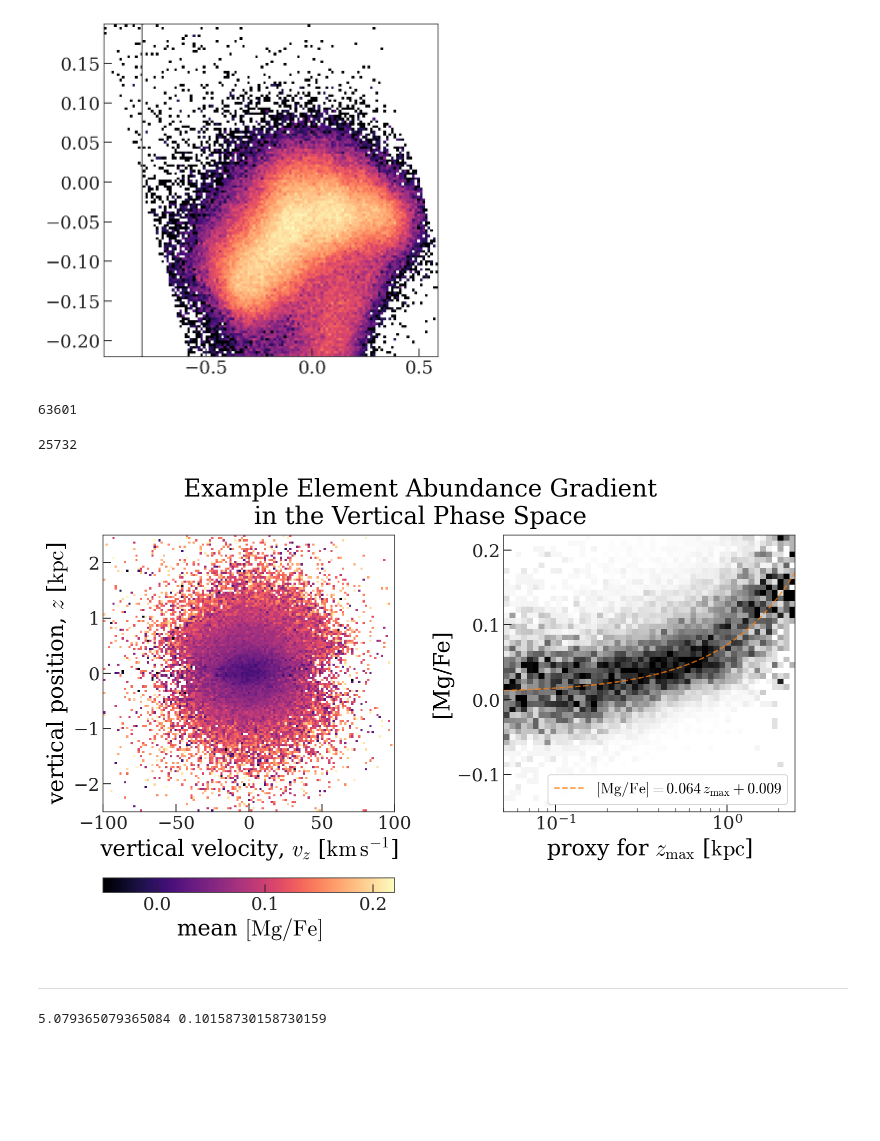
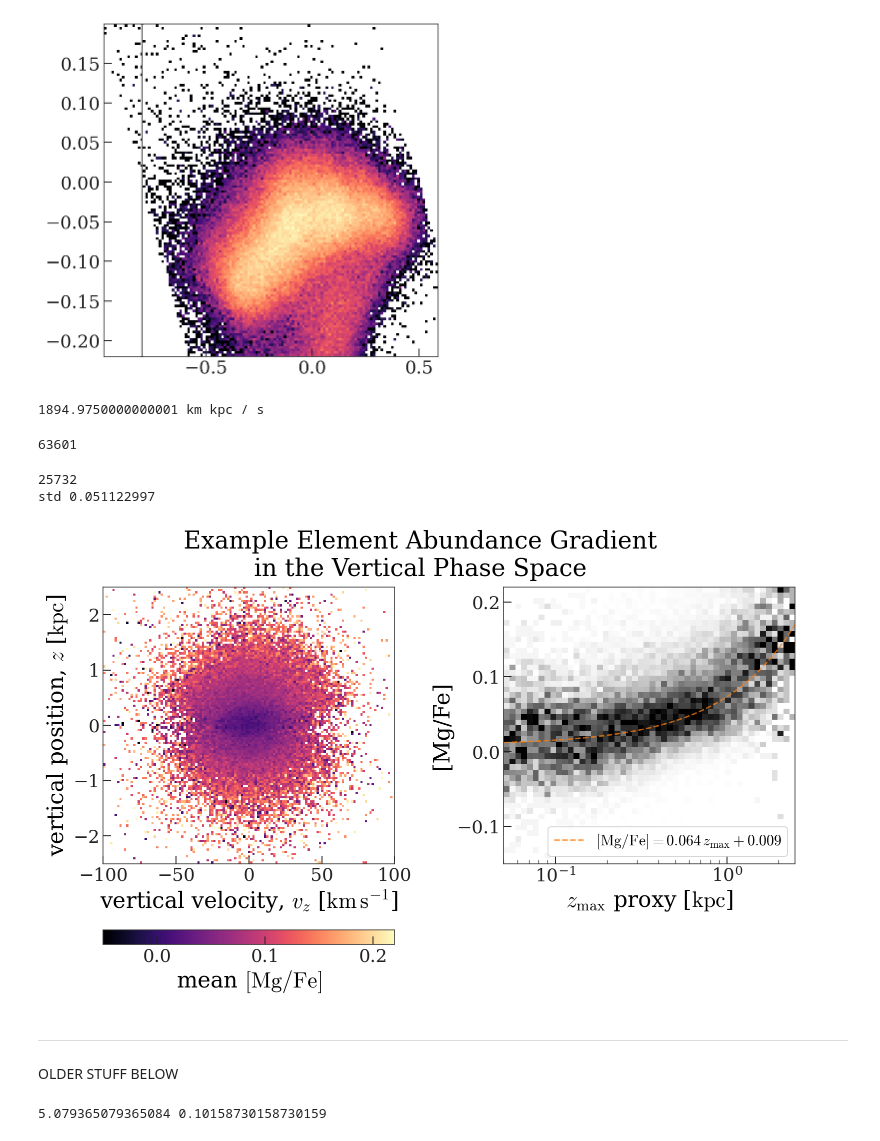
Before and after one commit to adrn/empirical-af, a Jupyter notebook: scripts/Figure-observed-vertical-gradients.ipynb, the cells around one changed output. Cells and saved outputs as stored; diff of their text form; code cells hidden in the pictures; blank space fills up the shorter version.

```diff
--- a/scripts/Figure-observed-vertical-gradients.ipynb
+++ b/scripts/Figure-observed-vertical-gradients.ipynb
@@ -73,11 +73,13 @@ w_ap = gd.PhaseSpacePosition(galcen_ap.data)
 # %%
 # Lz_sun = R0*vc0
 Lz_sun = R0 * 229 * u.km / u.s
+print(Lz_sun)
 Lz = np.abs(w_ap.angular_momentum()[2]).to(u.kpc * u.km / u.s)
 Lz_mask = np.abs(Lz - Lz_sun) < 0.15 * Lz_sun
 Lz_mask.sum()
 # %% [output]
-63601
+1894.9750000000001 km kpc / s
+63601
 # %%
 bins = (np.linspace(-100, 100, 128), np.linspace(-2.5, 2.5, 128))
 
@@ -102,6 +104,7 @@ xlim = (0.05, 2.5)
 ylim = (-0.15, 0.22)
 
 hline_val = np.nanmedian(apogee.MG_FE[zmax_mask & (np.abs(galcen_ap.z) < 200 * u.pc)])
+print("std", np.nanstd(apogee.MG_FE[zmax_mask & (np.abs(galcen_ap.z) < 200 * u.pc)]))
 
 fig, axes = plt.subplots(1, 2, figsize=(10.5, 6.5), constrained_layout=True)
 
@@ -142,37 +145,40 @@ grid = np.linspace(*xlim, 256)
 slope = (0.17 - hline_val) / (2.5 - 0.15)
 offset = hline_val - slope * 0.15
 ax.plot(
     grid,
     slope * grid + offset,
     ls="--",
     marker="",
     alpha=0.7,
     color="tab:orange",
     lw=1.5,
     label=r"$[{\rm Mg}/{\rm Fe}] = "
     + f"{slope:0.3f}\,"
     + r"z_{\rm max}"
     + f" + {offset:0.3f}$",
 )
 
 ax.legend(loc="lower right", fontsize=15)
 ax.set_xlim(xlim)
 ax.set_xscale("log")
 ax.set_ylim(ylim)
 
-ax.set_xlabel(r"proxy for $z_{\rm max}$ " + f"[{u.kpc:latex_inline}]")
+ax.set_xlabel(r"$z_{\rm max}$ proxy " + f"[{u.kpc:latex_inline}]")
 ax.set_ylabel(r"[Mg/Fe]")
 
 fig.suptitle(
     "Example Element Abundance Gradient\nin the Vertical Phase Space", fontsize=24
 )
 
 fig.savefig(figure_path / "mgfe-zvz.pdf", dpi=300)
 # %% [output]
 25732
+std 0.051122997
-[figure, old version]
+[figure, new version]
 # %% [markdown]
 ---
+
+OLDER STUFF BELOW
 # %%
 # plt.pcolormesh(
 #     stat.x_edge,
```
Also changed, not shown: 1 other file.
